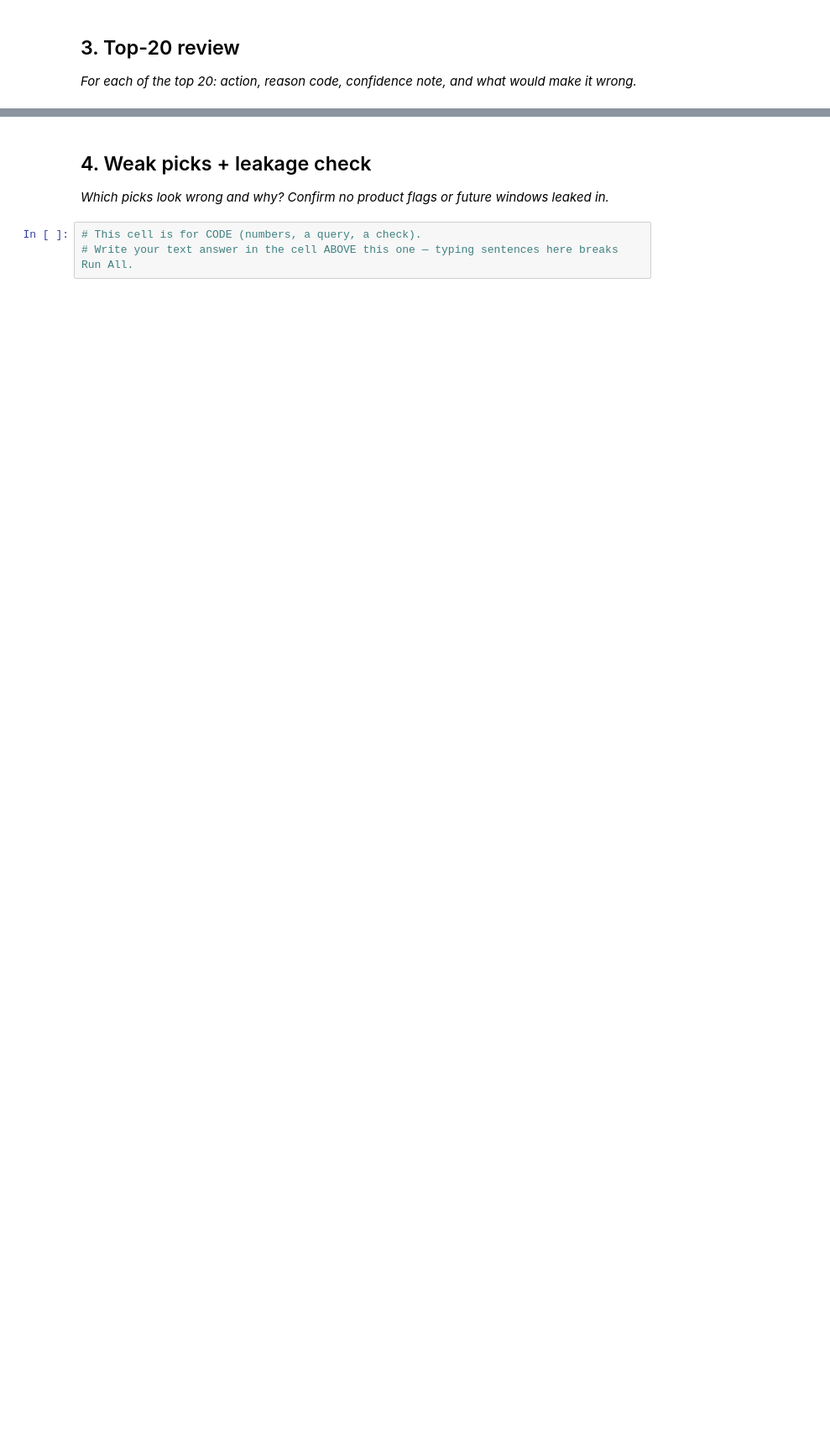
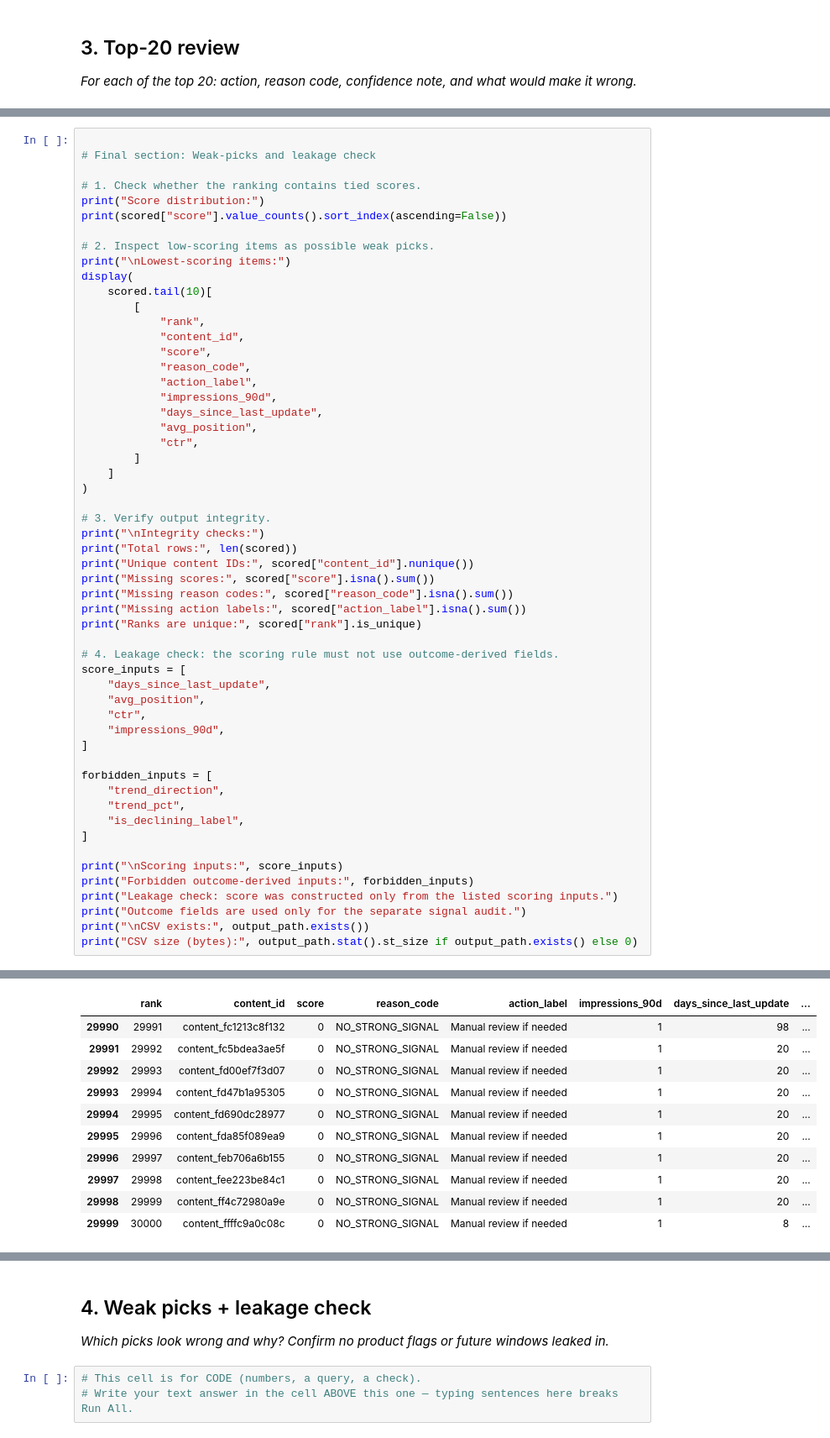
Before and after one commit to Shrinidhi-02/flyrank-machine-learning, a Jupyter notebook: work/notebooks/w04_baseline_score.ipynb, the cells around one changed output, grey strips where cells are left out. Shown at 84% size. Cells and saved outputs as stored; diff of their text form; blank space fills up the shorter version.

```diff
--- a/work/notebooks/w04_baseline_score.ipynb
+++ b/work/notebooks/w04_baseline_score.ipynb
@@ -29,0 +601,56 @@ This skeleton is yours to fill. Work the sections **in order** — each one has
+# %%
+
+# Final section: Weak-picks and leakage check
+
+# 1. Check whether the ranking contains tied scores.
+print("Score distribution:")
+print(scored["score"].value_counts().sort_index(ascending=False))
+
+# 2. Inspect low-scoring items as possible weak picks.
+print("\nLowest-scoring items:")
+display(
+    scored.tail(10)[
+        [
+            "rank",
+            "content_id",
+            "score",
+            "reason_code",
+            "action_label",
+            "impressions_90d",
+            "days_since_last_update",
+            "avg_position",
+            "ctr",
+        ]
+    ]
+)
+
+# 3. Verify output integrity.
+print("\nIntegrity checks:")
+print("Total rows:", len(scored))
+print("Unique content IDs:", scored["content_id"].nunique())
+print("Missing scores:", scored["score"].isna().sum())
+print("Missing reason codes:", scored["reason_code"].isna().sum())
+print("Missing action labels:", scored["action_label"].isna().sum())
+print("Ranks are unique:", scored["rank"].is_unique)
+
+# 4. Leakage check: the scoring rule must not use outcome-derived fields.
+score_inputs = [
+    "days_since_last_update",
+    "avg_position",
+    "ctr",
+    "impressions_90d",
+]
+
+forbidden_inputs = [
+    "trend_direction",
+    "trend_pct",
+    "is_declining_label",
+]
+
+print("\nScoring inputs:", score_inputs)
+print("Forbidden outcome-derived inputs:", forbidden_inputs)
+print("Leakage check: score was constructed only from the listed scoring inputs.")
+print("Outcome fields are used only for the separate signal audit.")
+print("\nCSV exists:", output_path.exists())
+print("CSV size (bytes):", output_path.stat().st_size if output_path.exists() else 0)
+# %% [output]
@@ -29,0 +668,11 @@ This skeleton is yours to fill. Work the sections **in order** — each one has
+|  | rank | content_id | score | reason_code | action_label | impressions_90d | days_since_last_update | ... |
+| 29990 | 29991 | content_fc1213c8f132 | 0 | NO_STRONG_SIGNAL | Manual review if needed | 1 | 98 | ... |
+| 29991 | 29992 | content_fc5bdea3ae5f | 0 | NO_STRONG_SIGNAL | Manual review if needed | 1 | 20 | ... |
+| 29992 | 29993 | content_fd00ef7f3d07 | 0 | NO_STRONG_SIGNAL | Manual review if needed | 1 | 20 | ... |
+| 29993 | 29994 | content_fd47b1a95305 | 0 | NO_STRONG_SIGNAL | Manual review if needed | 1 | 20 | ... |
+| 29994 | 29995 | content_fd690dc28977 | 0 | NO_STRONG_SIGNAL | Manual review if needed | 1 | 20 | ... |
+| 29995 | 29996 | content_fda85f089ea9 | 0 | NO_STRONG_SIGNAL | Manual review if needed | 1 | 20 | ... |
+| 29996 | 29997 | content_feb706a6b155 | 0 | NO_STRONG_SIGNAL | Manual review if needed | 1 | 20 | ... |
+| 29997 | 29998 | content_fee223be84c1 | 0 | NO_STRONG_SIGNAL | Manual review if needed | 1 | 20 | ... |
+| 29998 | 29999 | content_ff4c72980a9e | 0 | NO_STRONG_SIGNAL | Manual review if needed | 1 | 20 | ... |
+| 29999 | 30000 | content_ffffc9a0c08c | 0 | NO_STRONG_SIGNAL | Manual review if needed | 1 | 8 | ... |
```
Also changed, not shown: parts of 13 cells of this notebook.
